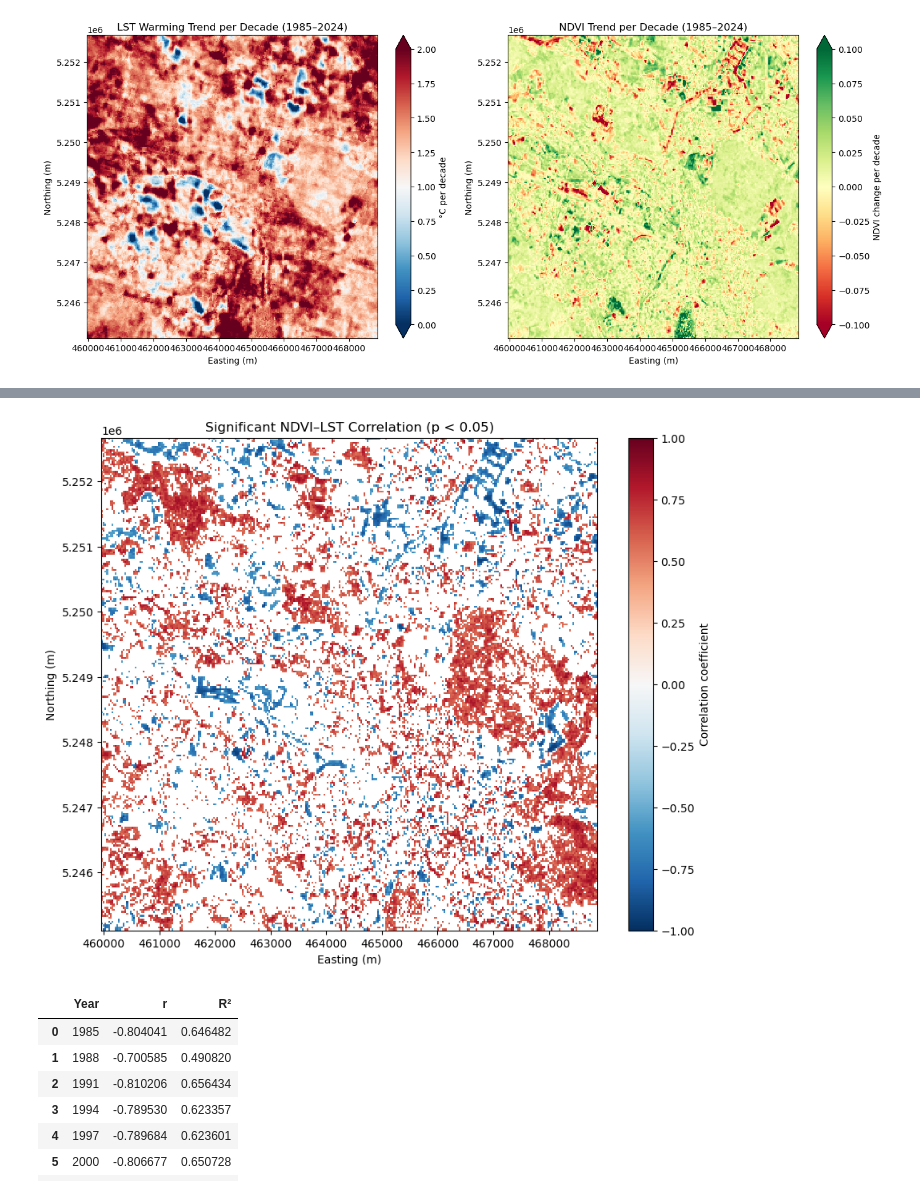
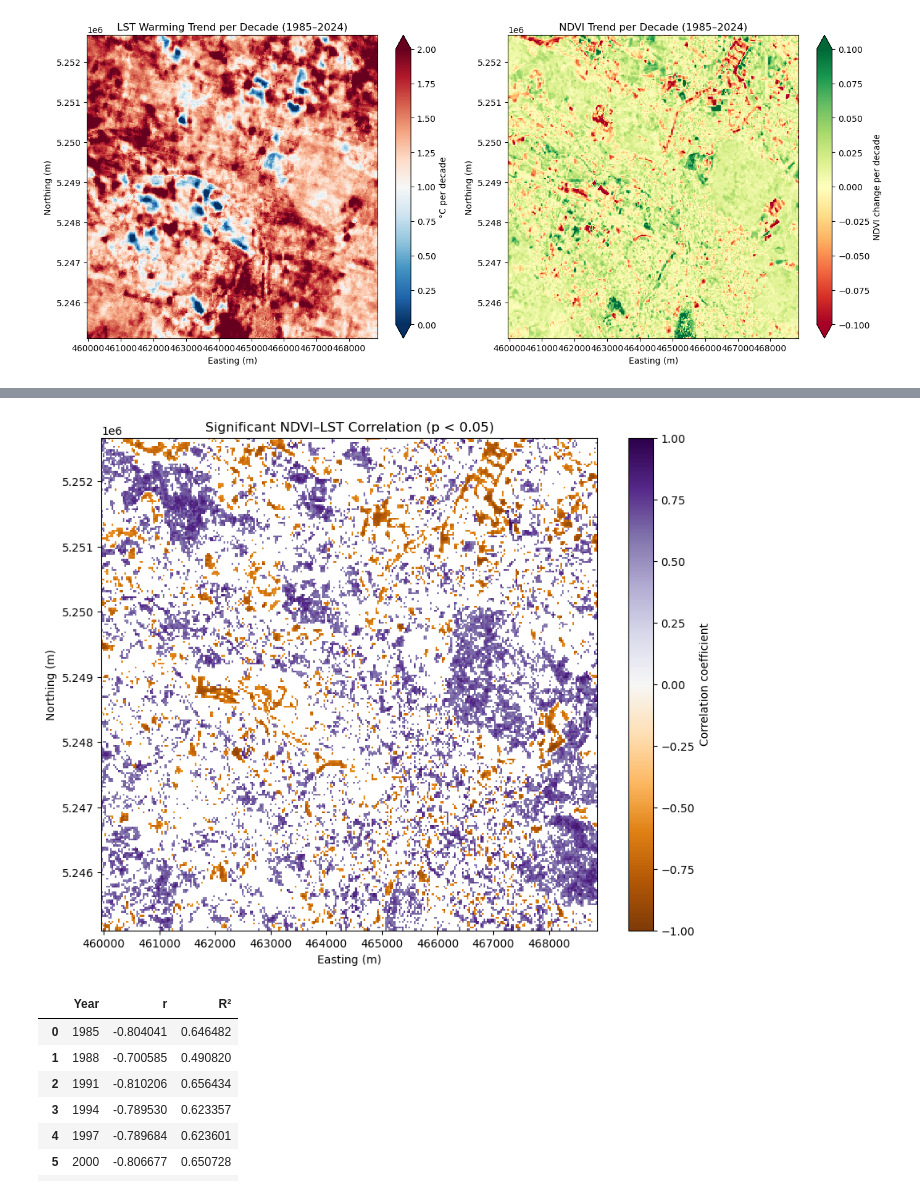
Before and after one commit to luaskyemar/Urban-Heat-Analysis, a Jupyter notebook: notebooks/urban_heat_analysis.ipynb, the cells around one changed output, grey strips where cells are left out. Cells and saved outputs as stored; diff of their text form; code cells hidden in the pictures.

```diff
--- a/notebooks/urban_heat_analysis.ipynb
+++ b/notebooks/urban_heat_analysis.ipynb
@@ -485,21 +481,21 @@ sig_mask = p < 0.05
 # apply mask: keep only significant correlations
 corr_sig = corr.where(sig_mask)
 # %%
-#VISUALIZE SIGNIFICANCE MASK
+# VISUALIZE SIGNIFICANCE MASK
 fig, ax = plt.subplots(figsize=(10, 8))
 
 m = corr_sig.plot(
     ax=ax,
-    cmap="RdBu_r",
+    cmap="PuOr",
     vmin=-1, vmax=1
 )
 
 ax.set_title("Significant NDVI–LST Correlation (p < 0.05)")
 ax.set_xlabel("Easting (m)")
 ax.set_ylabel("Northing (m)")
 m.colorbar.set_label("Correlation coefficient")
 plt.savefig("../outputs/sign_correlation_map.png", dpi=300, bbox_inches="tight")
 plt.show()
 # %% [output]
-[figure, old version]
+[figure, new version]
 # %%
```
Also changed, not shown: parts of 18 cells of this notebook, 9 other files.
